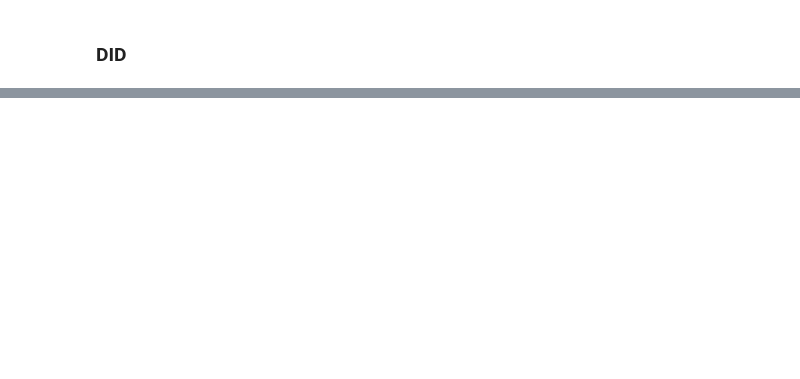
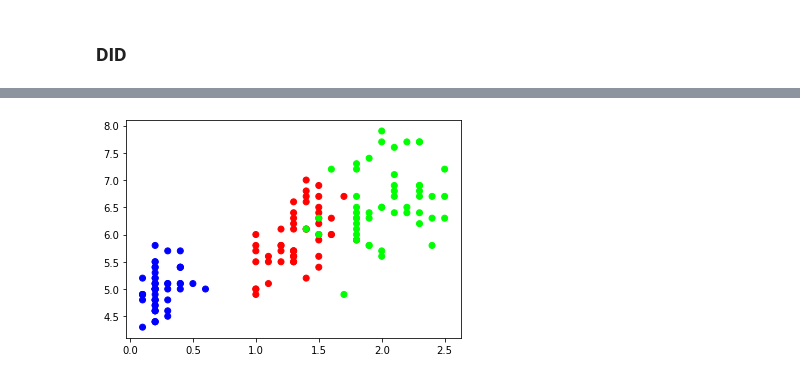
Before and after one commit to NTanaka1994/DataAnalysis, a Jupyter notebook: 疫学的因果関係/relation.ipynb, the cells around one changed output, grey strips where cells are left out. Saved outputs shown, nothing was run; the diff lists cells and outputs as text; code cells hidden in the pictures; blank space fills up the shorter version.

```diff
--- a/疫学的因果関係/relation.ipynb
+++ b/疫学的因果関係/relation.ipynb
@@ -305,0 +312,3 @@ plt.show()
+# %%
+df = pd.read_csv("iris.csv")
+df.head()
@@ -305,0 +322,5 @@ plt.show()
+# %%
+plt.scatter(df["petal width (cm)"], df["sepal length (cm)"], c=df["category"], cmap="brg")
+plt.show()
+# %% [output]
+[figure, added]
```
Also changed, not shown: parts of 22 cells of this notebook.
